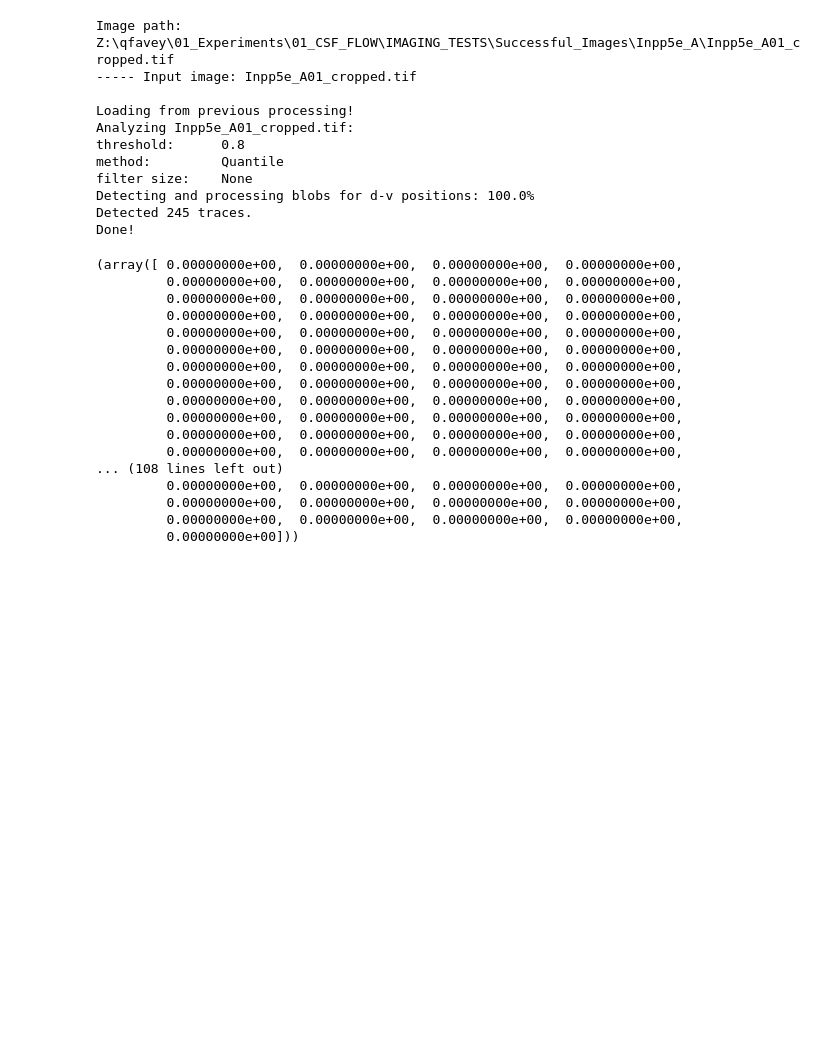
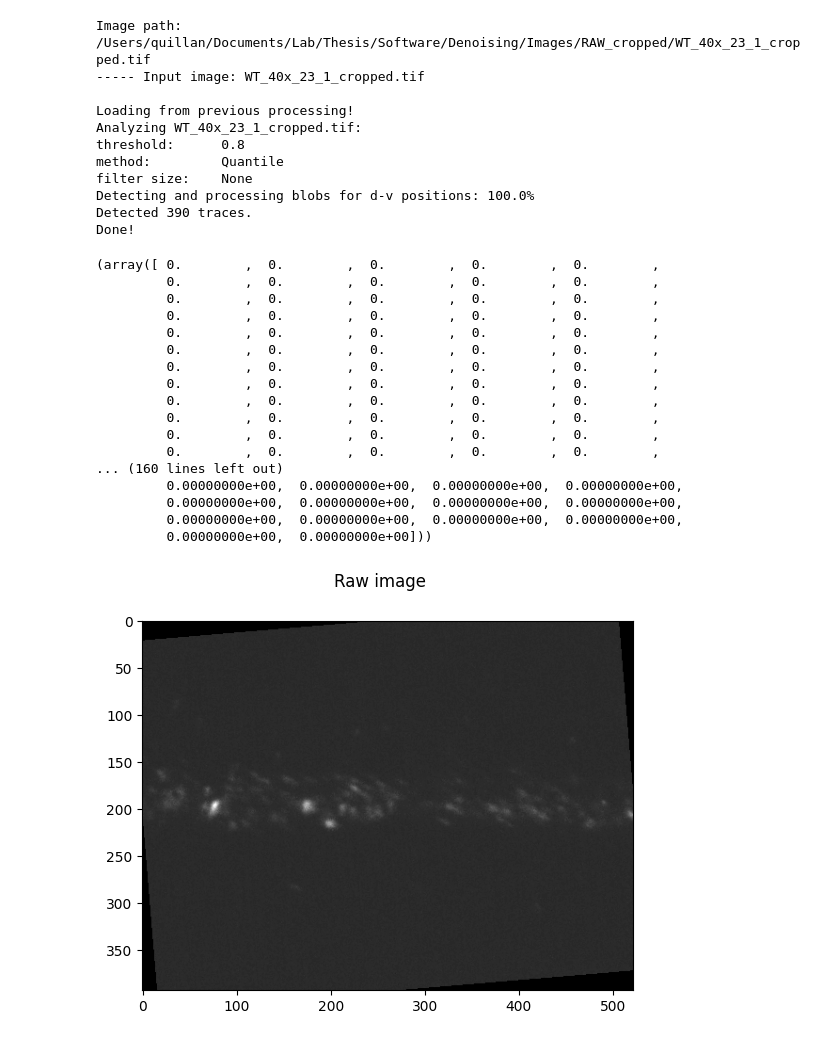
Before and after one commit to daggermaster3000/CerebroFlow, a Jupyter notebook: Graphs.ipynb, the cells around one changed output. Cells and saved outputs as stored; diff of their text form; code cells hidden in the pictures; blank space fills up the shorter version.

Commit message:
added arrow graphs

```diff
--- a/Graphs.ipynb
+++ b/Graphs.ipynb
@@ -5,44 +8,64 @@ import matplotlib.pyplot as plt
 import matplotlib.image
 import numpy as np
 import matplotlib.lines as mlines
+import os
 
+# Import raw time lapse
 
-# Prompt user to choose file
-
-
-path = sg.popup_get_file("", no_window=True, default_extension=".tif")
-print("Image path: ",path.replace("/","\\"))
-# pixel size: 0.16250000000000003 or 0.189 (pub)
+path = "/Users/quillan/Documents/Lab/Thesis/Software/Denoising/Images/RAW_cropped/WT_40x_23_1_cropped.tif"
+path = os.path.normpath(path)
+print("Image path: ",path)
+# pixel size: 0.16250000000000003 (olympus 40x) or 0.189 (pub)
 pixel_size = 0.16250000000000003
 frame_time = 0.159
-exp1 = ky.Kymo(path.replace("/","\\"), pixel_size=pixel_size, frame_time=frame_time)
+exp1 = ky.Kymo(path, pixel_size=pixel_size, frame_time=frame_time)
 exp1.generate_kymo(threshold=0.8,dash=False)
 # %% [output]
-Image path:  Z:\qfavey\01_Experiments\01_CSF_FLOW\IMAGING_TESTS\Successful_Images\Inpp5e_A\Inpp5e_A01_cropped.tif
------ Input image: Inpp5e_A01_cropped.tif
+Image path:  /Users/quillan/Documents/Lab/Thesis/Software/Denoising/Images/RAW_cropped/WT_40x_23_1_cropped.tif
+----- Input image: WT_40x_23_1_cropped.tif
 
 Loading from previous processing!
-Analyzing Inpp5e_A01_cropped.tif:
+Analyzing WT_40x_23_1_cropped.tif:
 threshold:      0.8
 method:         Quantile
 filter size:    None
 Detecting and processing blobs for d-v positions: 100.0%
-Detected 245 traces.
+Detected 390 traces.
 Done!
-(array([ 0.00000000e+00,  0.00000000e+00,  0.00000000e+00,  0.00000000e+00,
+(array([ 0.        ,  0.        ,  0.        ,  0.        ,  0.        ,
+         0.        ,  0.        ,  0.        ,  0.        ,  0.        ,
+         0.        ,  0.        ,  0.        ,  0.        ,  0.        ,
+         0.        ,  0.        ,  0.        ,  0.        ,  0.        ,
+         0.        ,  0.        ,  0.        ,  0.        ,  0.        ,
+         0.        ,  0.        ,  0.        ,  0.        ,  0.        ,
+         0.        ,  0.        ,  0.        ,  0.        ,  0.        ,
+         0.        ,  0.        ,  0.        ,  0.        ,  0.        ,
+         0.        ,  0.        ,  0.        ,  0.        ,  0.        ,
+         0.        ,  0.        ,  0.        ,  0.        ,  0.        ,
+         0.        ,  0.        ,  0.        ,  0.        ,  0.        ,
+         0.        ,  0.        ,  0.        ,  0.        ,  0.        ,
+... (160 lines left out)
          0.00000000e+00,  0.00000000e+00,  0.00000000e+00,  0.00000000e+00,
          0.00000000e+00,  0.00000000e+00,  0.00000000e+00,  0.00000000e+00,
          0.00000000e+00,  0.00000000e+00,  0.00000000e+00,  0.00000000e+00,
-         0.00000000e+00,  0.00000000e+00,  0.00000000e+00,  0.00000000e+00,
-         0.00000000e+00,  0.00000000e+00,  0.00000000e+00,  0.00000000e+00,
-         0.00000000e+00,  0.00000000e+00,  0.00000000e+00,  0.00000000e+00,
-         0.00000000e+00,  0.00000000e+00,  0.00000000e+00,  0.00000000e+00,
-         0.00000000e+00,  0.00000000e+00,  0.00000000e+00,  0.00000000e+00,
-         0.00000000e+00,  0.00000000e+00,  0.00000000e+00,  0.00000000e+00,
-         0.00000000e+00,  0.00000000e+00,  0.00000000e+00,  0.00000000e+00,
-         0.00000000e+00,  0.00000000e+00,  0.00000000e+00,  0.00000000e+00,
-... (108 lines left out)
-         0.00000000e+00,  0.00000000e+00,  0.00000000e+00,  0.00000000e+00,
-         0.00000000e+00,  0.00000000e+00,  0.00000000e+00,  0.00000000e+00,
-         0.00000000e+00,  0.00000000e+00,  0.00000000e+00,  0.00000000e+00,
-         0.00000000e+00]))
+         0.00000000e+00,  0.00000000e+00]))
+# %%
+import matplotlib.pyplot as plt
+
+# Assuming exp1 is an object containing image data
+raw_image = exp1.images.copy()
+
+# Create a figure and axes
+fig, axs = plt.subplots()
+
+# Display the first image from the copied images using axs.imshow()
+img = axs.imshow(raw_image[0], cmap="gray")
+
+
+plt.suptitle("Raw image")
+
+
+# Show the plot
+plt.show()
+# %% [output]
+[figure, added]
```
Also changed, not shown: parts of 10 cells of this notebook, 2 other files.
